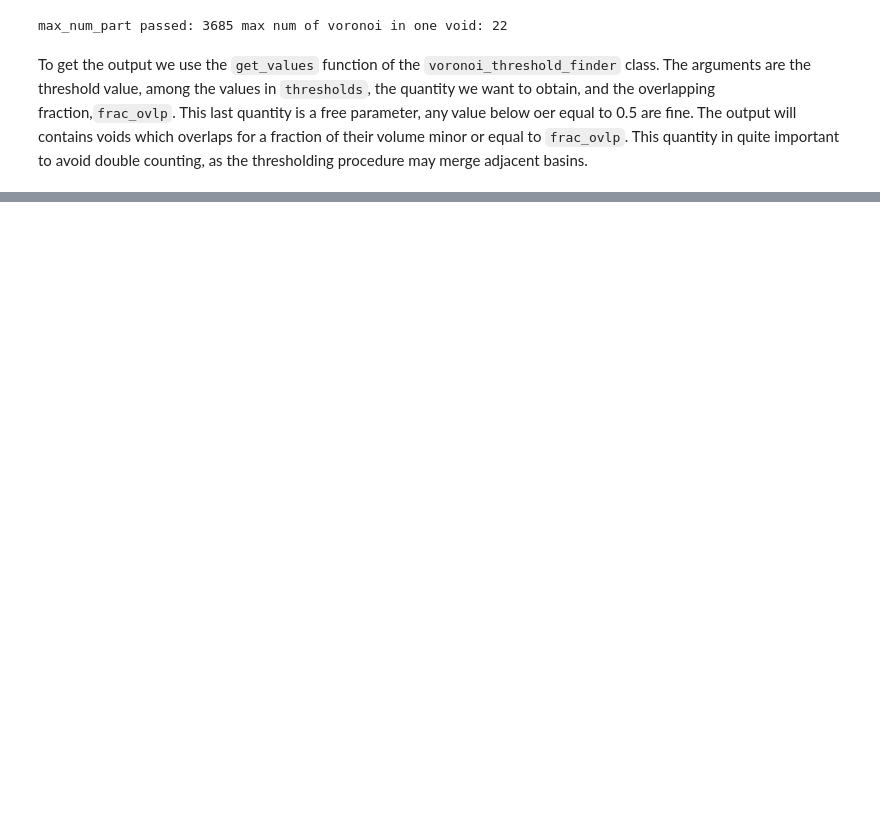
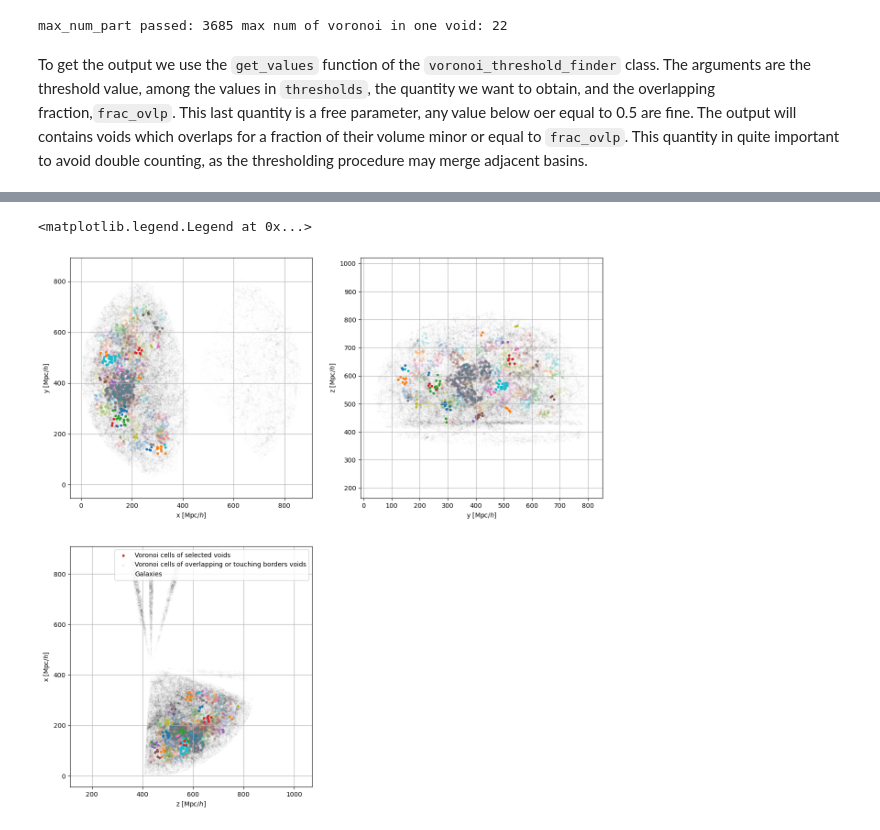
Before and after one commit to Giovanni-Verza/Voronoi_postprocess, a Jupyter notebook: example/example_class.ipynb, the cells around one changed output, grey strips where cells are left out. Drawn from its saved outputs; the diff is of its cells as text; code cells hidden in the pictures; blank space fills up the shorter version.

```diff
--- a/example/example_class.ipynb
+++ b/example/example_class.ipynb
@@ -209,32 +217,40 @@ id_selected = np.arange(th_voids.Xcm.shape[0])[th_voids.Ncells_in_void[:,0] > 10
 id_ovlp_out = th_voids.get_values(thr,'id_selected',frac_ovlp)
 fig = plt.figure(figsize=(15,15))
 ax = dict()
 for i in range(3):
     ax[i] = plt.subplot2grid((2,2), (int(i/2),i%2), rowspan=1, colspan=1)
     ax[i].scatter(VoroXYZ[:,i%3],VoroXYZ[:,(i+1)%3],s=0.1,alpha=0.02,c='k')
 progr = 0
 for id in id_selected:
     Xcm_interp = th_voids.Xcm[id,0,:]
     IDthresholds = th_voids.ID_voro_dict[id][:int(th_voids.Ncells_in_void[id,0]+1)]
     alpha = 0.1
     for i in range(3):
         ax[i].scatter(VoroXYZ[IDthresholds,i%3],VoroXYZ[IDthresholds,(i+1)%3],s=9,alpha=0.1)
             #ax[i].scatter(Xcm_interp[i%3],Xcm_interp[(i+1)%3])
         #ax[i].scatter(core_pos[iv,i%3],core_pos[iv,(i+1)%3],c='r',)
         #ax[i].scatter(barycenter[iv,i%3],barycenter[iv,(i+1)%3],c='m')
     progr +=1
 progr = 0
 for id in id_ovlp_out:
     Xcm_interp = th_voids.Xcm[id,0,:]
     IDthresholds = th_voids.ID_voro_dict[id][:int(th_voids.Ncells_in_void[id,0]+1)]
 
     for i in range(3):
         ax[i].scatter(VoroXYZ[IDthresholds,i%3],VoroXYZ[IDthresholds,(i+1)%3],s=9,alpha=1.)
             #ax[i].scatter(Xcm_interp[i%3],Xcm_interp[(i+1)%3])
         #ax[i].scatter(core_pos[iv,i%3],core_pos[iv,(i+1)%3],c='r',)
         #ax[i].scatter(barycenter[iv,i%3],barycenter[iv,(i+1)%3],c='m')
     progr +=1
 for i in range(3):
     ax[i].axis('equal')
-    ax[i].set_xlabel(['x','y','z'][i%3])
-    ax[i].set_ylabel(['x','y','z'][(i+1)%3])
+    ax[i].set_xlabel(['x','y','z'][i%3]+' [Mpc/$h$]')
+    ax[i].set_ylabel(['x','y','z'][(i+1)%3]+' [Mpc/$h$]')
+    ax[i].grid()
+ax[2].scatter(np.nan,np.nan,s=9,alpha=1.,label='Voronoi cells of selected voids')
+ax[2].scatter(np.nan,np.nan,s=9,alpha=0.1,label='Voronoi cells of overlapping or touching borders voids')
+ax[2].scatter(np.nan,np.nan,s=0.1,alpha=0.02,c='k',label='Galaxies')
+ax[2].legend()
+# %% [output]
+<matplotlib.legend.Legend at 0x...>
+[figure, added]
```
Also changed, not shown: parts of 16 cells of this notebook.
